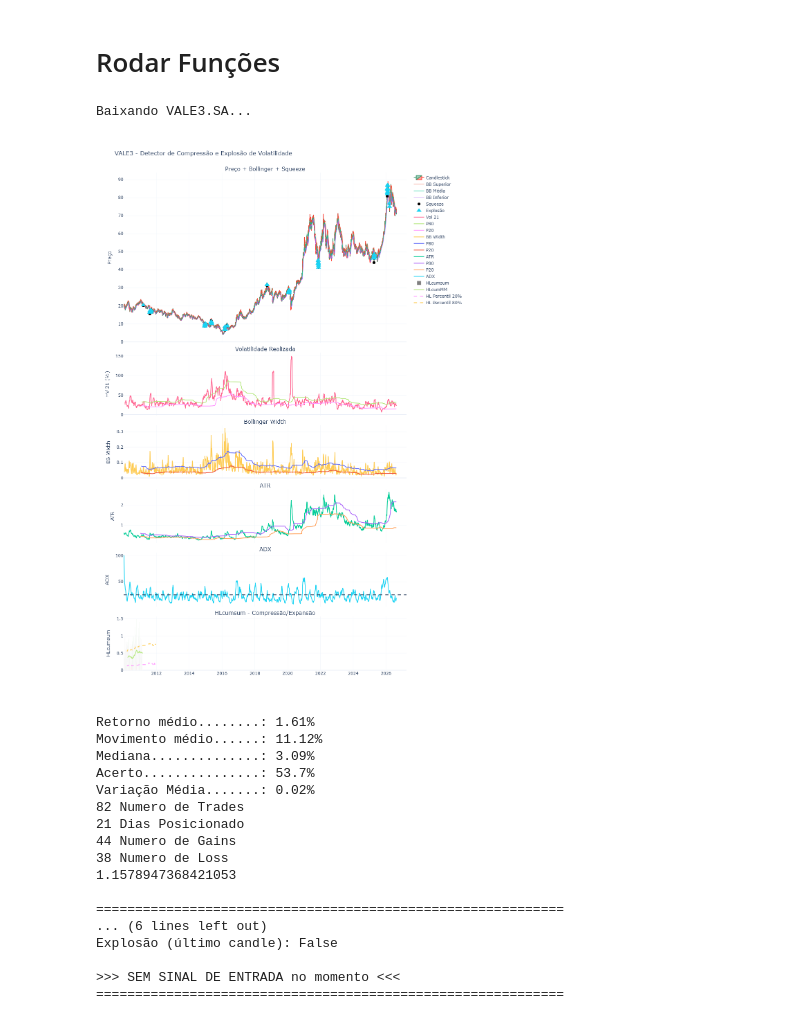
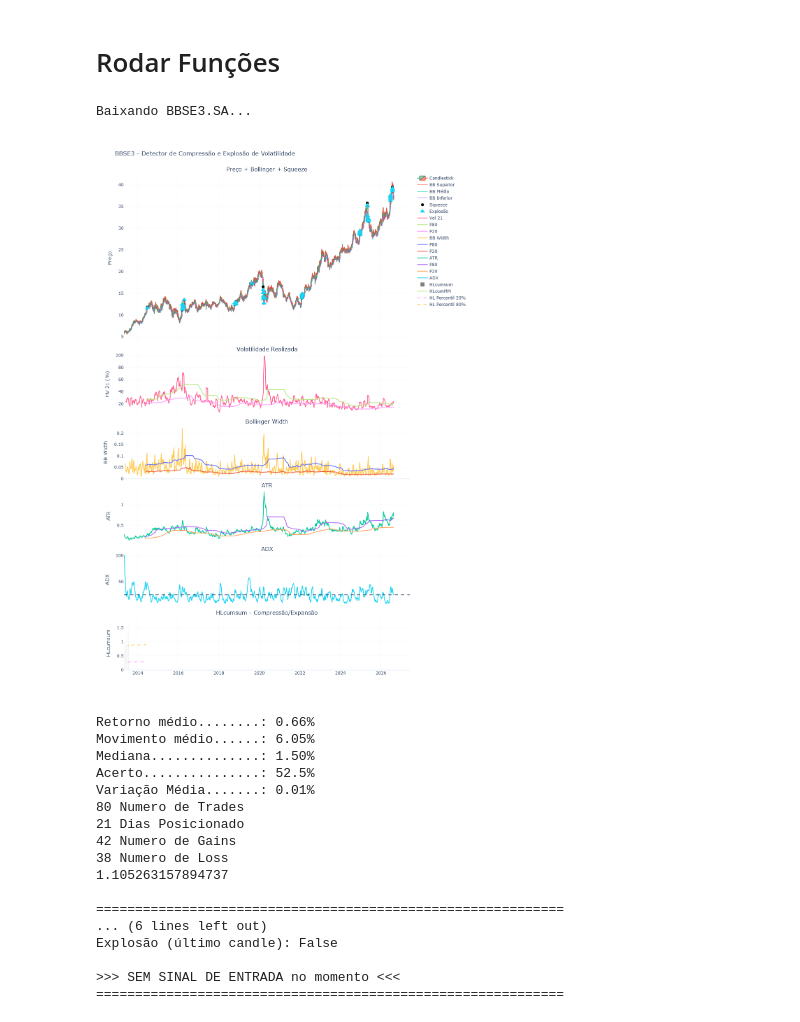
Before and after one commit to diogoraucci/dashboard_opcoes_streamlit, a Jupyter notebook: OPCOES_ExplosaoVol_CLAUDE_GPT_INVERTIDO.ipynb, the cells around one changed output. Cells and saved outputs as stored; diff of their text form; code cells hidden in the pictures.

```diff
--- a/OPCOES_ExplosaoVol_CLAUDE_GPT_INVERTIDO.ipynb
+++ b/OPCOES_ExplosaoVol_CLAUDE_GPT_INVERTIDO.ipynb
@@ -24,7 +24,7 @@ tf = mt5.TIMEFRAME_D1 # TIME FRAME
 cotacoes = 3000
 NaN_Maximo = 0
 
-tiker = 'VALE3'
+tiker = 'BBSE3'
 
 # ==========================================================
 # PARÂMETROS QUE DEFINEM AS ENTRADAS (SQUEEZE / EXPLOSÃO)
@@ -32,36 +32,36 @@ tiker = 'VALE3'
 # ==========================================================
 VOL21_PERCENTIL     = 0.80   # percentil mínimo de VOL_21 (0 a 1)
 VOL21_JANELA        = 252    # janela (candles) do rolling do percentil
 BB_WIDTH_PERCENTIL  = 0.80   # percentil mínimo de BB Width (0 a 1)
 BB_WIDTH_JANELA     = 252    # janela (candles) do rolling do percentil
-ADX_MINIMO          = 30     # ADX mínimo para squeeze (trend forte)
+ADX_MINIMO          = 31     # ADX mínimo para squeeze (trend forte)
 ATR_CONTRACAO_MULT  = 0.0    # divisor do ATR p/ sinal de explosão (contração)
 
 # COELTAR COM YFINANCE ===================================================
 df = carregar_dados(ticker= tiker+".SA", start="2010-01-01", end=None)
 
 
 # COLETAR COM METATRADER =================================================
 #df = cotacoes_mt5_OHLC(tiker, timeframe=tf, n_barras=cotacoes)
 # ========================================================================
 
 # Rodar Função ===========================================================
 df_squeeze = detectar_contracao(
     df,
     vol21_percentil=VOL21_PERCENTIL,
     vol21_janela=VOL21_JANELA,
     bb_width_percentil=BB_WIDTH_PERCENTIL,
     bb_width_janela=BB_WIDTH_JANELA,
     adx_minimo=ADX_MINIMO,
     atr_contracao_mult=ATR_CONTRACAO_MULT
 )
 #relatorio(df_squeeze)
 
 # Plotar Gráficos
 plotar_interativo(df_squeeze, tiker)
 # %% [output]
-Baixando VALE3.SA...
+Baixando BBSE3.SA...
-[figure, old version]
+[figure, new version]
 # %%
 import pandas as pd
 
@@ -92,16 +92,16 @@ print((len(bt[bt['Resultado'] == 'Gain']) / len(bt[bt['Resultado'] == 'Loss'])))
 # Verificar sinal de entrada (Squeeze / Explosão) ======================
 sinal = verificar_sinal_entrada(df_squeeze, ticker=tiker)
 # %% [output]
-Retorno médio........: 1.61%
-Movimento médio......: 11.12%
-Mediana..............: 3.09%
-Acerto...............: 53.7%
-Variação Média.......: 0.02%
-82 Numero de Trades
+Retorno médio........: 0.66%
+Movimento médio......: 6.05%
+Mediana..............: 1.50%
+Acerto...............: 52.5%
+Variação Média.......: 0.01%
+80 Numero de Trades
 21 Dias Posicionado
-44 Numero de Gains
+42 Numero de Gains
 38 Numero de Loss
-1.1578947368421053
+1.105263157894737
 
 ============================================================
 ... (6 lines left out)
```
